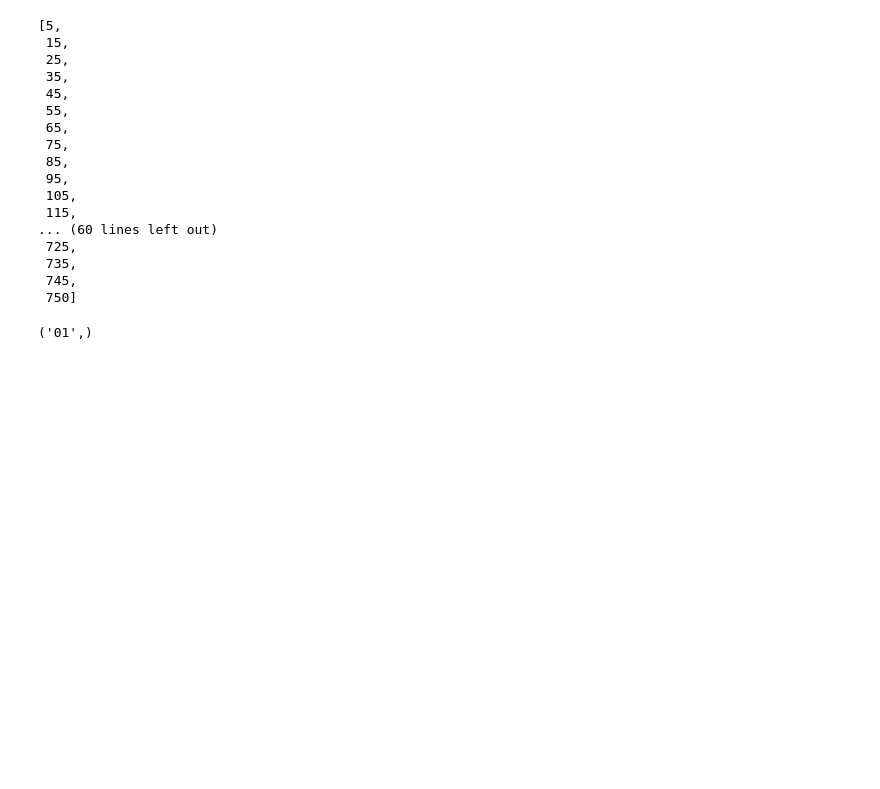
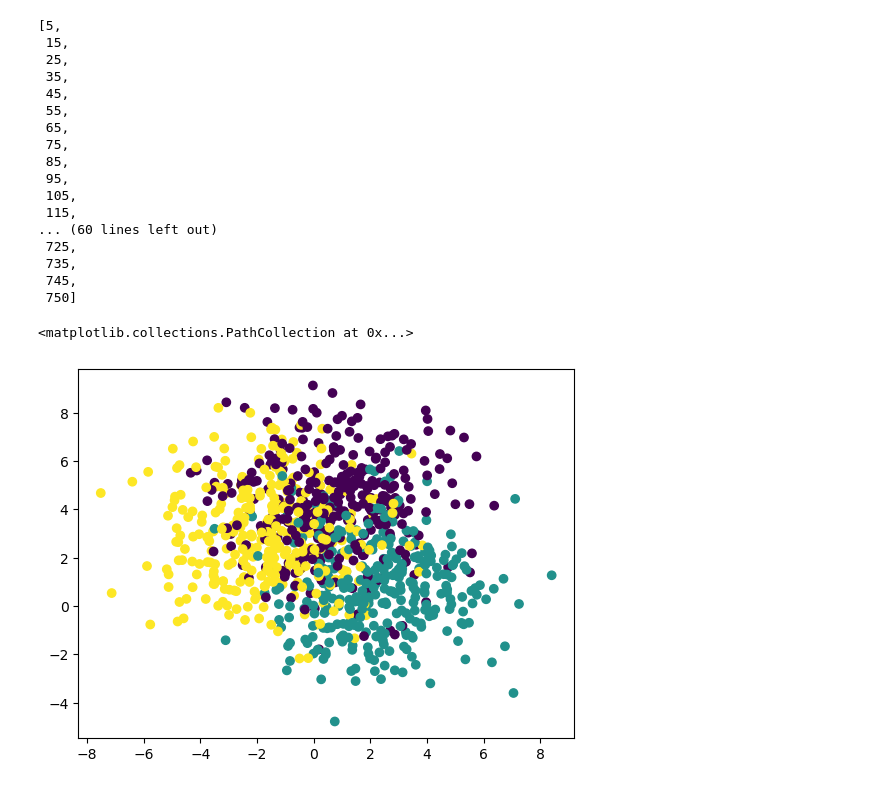
Before and after one commit to Jecosine/CatBoostPlayground, a Jupyter notebook: examples/alstrategy.ipynb, the cells around one changed output. Drawn from its saved outputs; the diff is of its cells as text; code cells hidden in the pictures; blank space fills up the shorter version.

```diff
--- a/examples/alstrategy.ipynb
+++ b/examples/alstrategy.ipynb
@@ -236,4 +228,0 @@ res = re.match(r"asda_(\d*)", s)
-# %%
-res.groups()
-# %% [output]
-('01',)
@@ -239,0 +234,9 @@ res.groups()
+# %%
+# mock cluster dataset
+data, label = make_blobs(n_features=2, n_samples=1000, centers=3, random_state=0, cluster_std=2)
+# visualize
+plt.scatter(data[:,0], data[:,1], c=label)
+# kmeans = KMeans(n_clusters=3, random_state=0).fit(data)
+# %% [output]
+<matplotlib.collections.PathCollection at 0x...>
+[figure, added]
```
Also changed, not shown: parts of 6 cells of this notebook, 6 other files.
